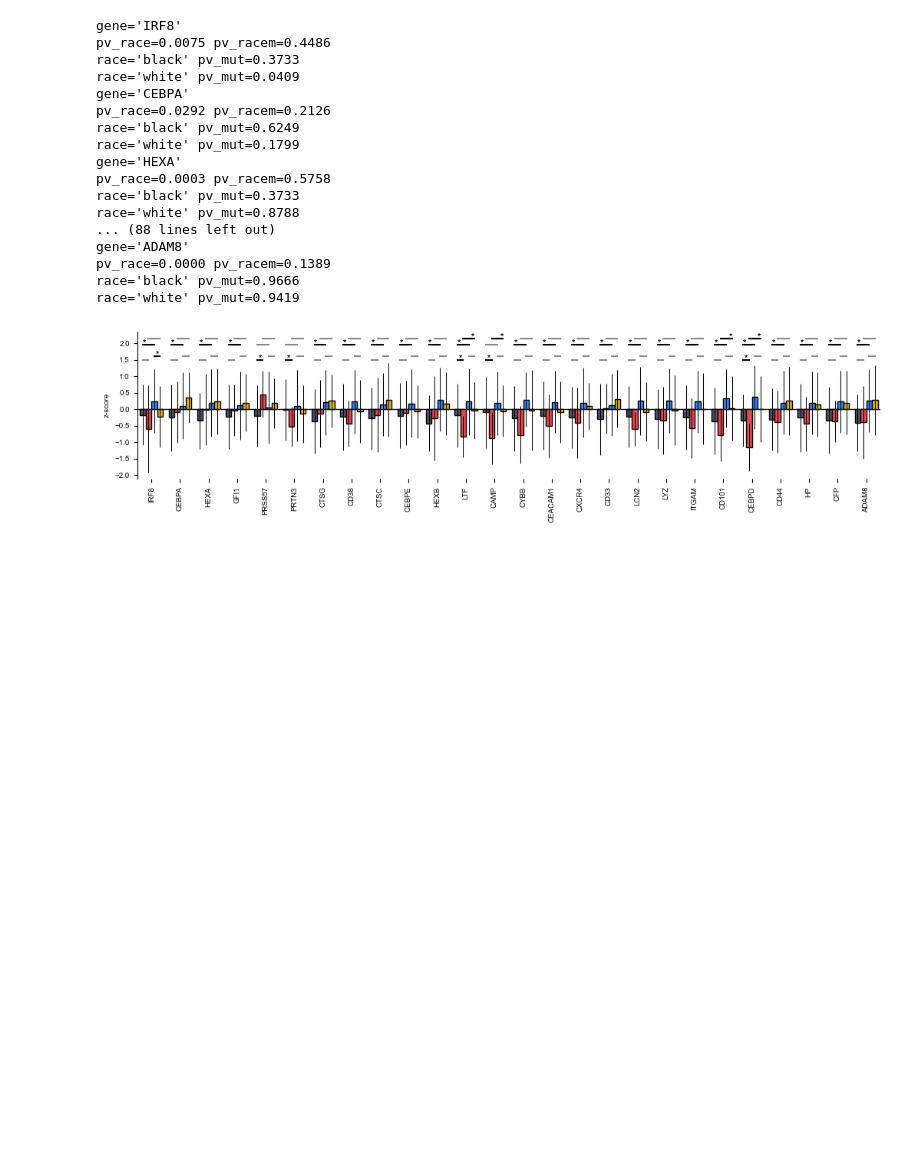
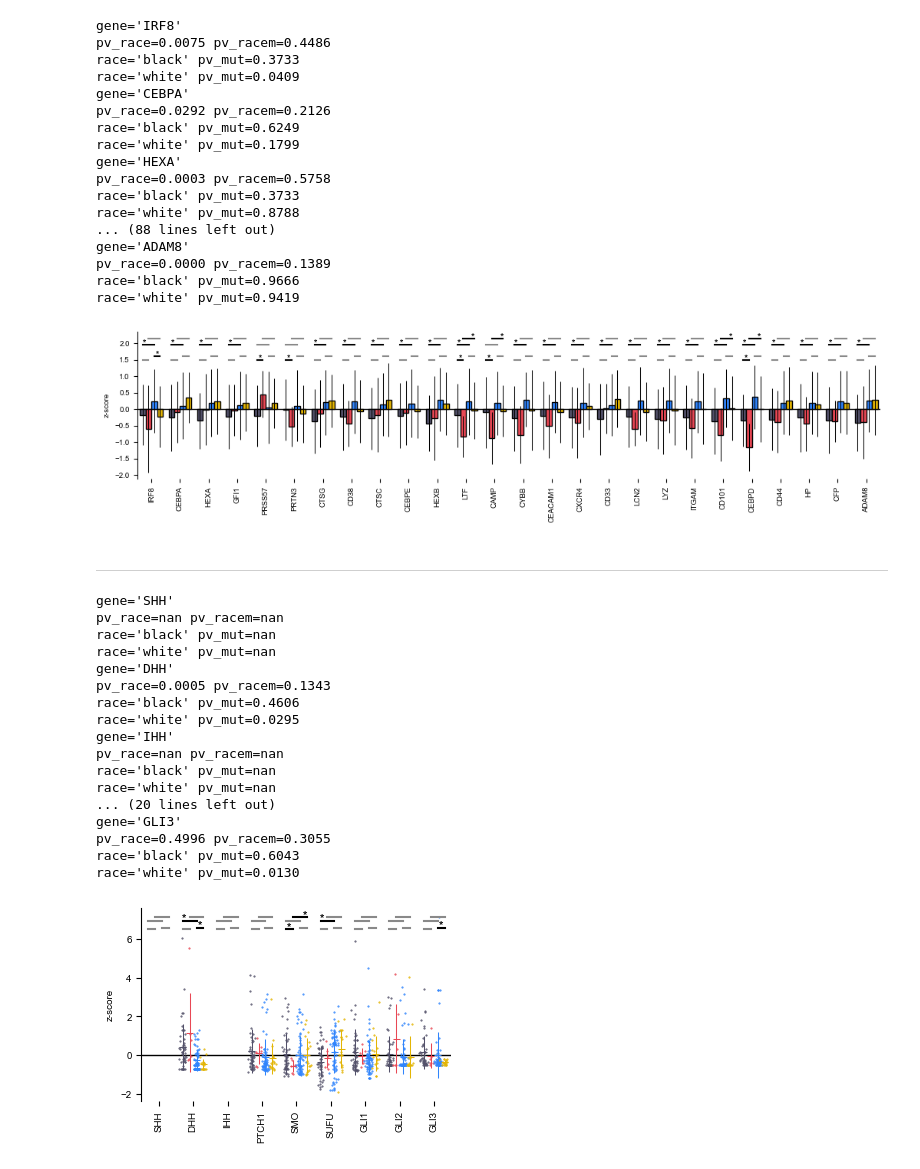
Before and after one commit to PNNL-CompBio/amlMultidrugResistance, a Jupyter notebook: aml_outcome_disparities/analysis/mutations/11_cell_type_scoring.ipynb, the cells around one changed output. Saved outputs shown, nothing was run; the diff lists cells and outputs as text; code cells hidden in the pictures; blank space fills up the shorter version.

```diff
--- a/aml_outcome_disparities/analysis/mutations/11_cell_type_scoring.ipynb
+++ b/aml_outcome_disparities/analysis/mutations/11_cell_type_scoring.ipynb
@@ -1505,3 +1505,40 @@ pv_race=0.0000 pv_racem=0.1389
 race='black' pv_mut=0.9666
 race='white' pv_mut=0.9419
 [figure]
+# %% [markdown]
+---
+# %%
+# protein levels for Hh-related components
+zscore_plot_specific_genes(
+    [
+        "SHH", "DHH", "IHH",
+        "PTCH1",
+        "SMO",
+        "SUFU", "GLI1", "GLI2", "GLI3"
+    ],
+    4,
+    height=2.5,
+    figname=os.path.join(FIGURE_DIR, f"Hh_all-markers_tx_zscores.png"),
+    tx_or_txp="tx",
+    labelrot=90,
+    bar_adjust=3
+)
+# %% [output]
+gene='SHH'
+pv_race=nan pv_racem=nan
+race='black' pv_mut=nan
+race='white' pv_mut=nan
+gene='DHH'
+pv_race=0.0005 pv_racem=0.1343
+race='black' pv_mut=0.4606
+race='white' pv_mut=0.0295
+gene='IHH'
+pv_race=nan pv_racem=nan
+race='black' pv_mut=nan
+race='white' pv_mut=nan
+... (20 lines left out)
+gene='GLI3'
+pv_race=0.4996 pv_racem=0.3055
+race='black' pv_mut=0.6043
+race='white' pv_mut=0.0130
+[figure, added]
```
Also changed, not shown: parts of 8 cells of this notebook.
